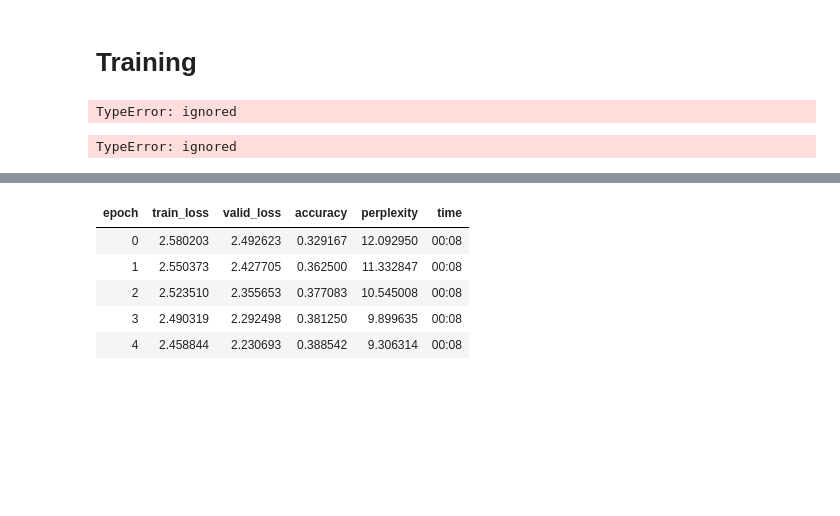
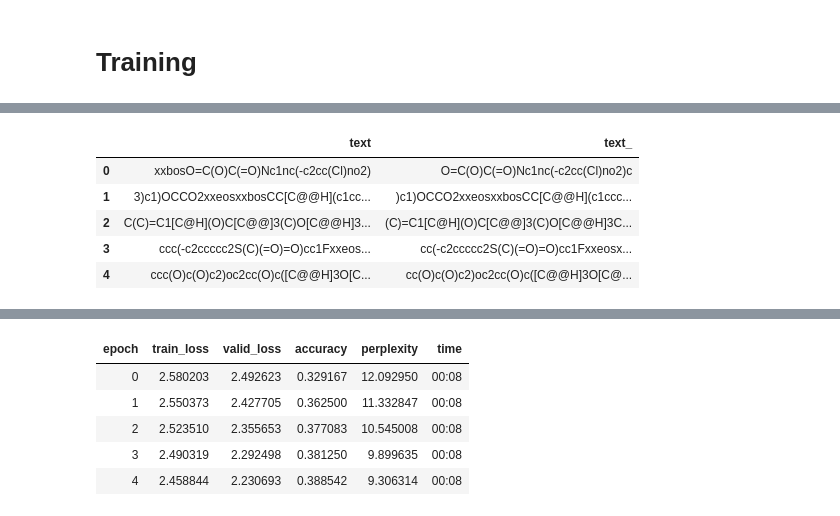
Before and after one commit to Marcosuff/Marcosuff.github.io, a Jupyter notebook: nbs/SMILES_LSTM_fastaiv2.ipynb, the cells around one changed output, grey strips where cells are left out. Cells and saved outputs as stored; diff of their text form; code cells hidden in the pictures; blank space fills up the shorter version.

```diff
--- a/nbs/SMILES_LSTM_fastaiv2.ipynb
+++ b/nbs/SMILES_LSTM_fastaiv2.ipynb
@@ -333,16 +334,11 @@ dls.show_batch()
 # %%
 tfms = [Tokenizer.from_df(text_cols='Smiles',res_col_name='Smiles',tok=MolTokenizer_v2(), rules=[]),
         Numericalize(min_freq=1, special_toks = [UNK, PAD, BOS, EOS])]
-# %%
-t = tfms(tokens)
-# %% [output]
-TypeError: ignored
 # %%
 d_block = DataBlock(blocks=TextBlock.from_df('Smiles',res_col_name='Smiles',is_lm=True, # Pass is_lm = True since we are training a language model.
-                                             tok=MolTokenizer_v2(), rules=[]), # Our tokenizer goes here and we define a minimum of 1
+                                             tok=MolTokenizer_v2(), rules=[], vocab=num.vocab, sep=''), # Our tokenizer goes here and we define a minimum of 1
                     get_x=ColReader('Smiles'),
                     splitter=RandomSplitter(0.1)) # Randomply split the data (e.g., 90% for training and 10% for validation)
 dls = d_block.dataloaders(chembl, bs=64, seq_len=30)
-dls.show_batch(max_n=2)
+dls.show_batch(max_n=5)
 # %% [output]
-TypeError: ignored
@@ -349,3 +346,9 @@ TypeError: ignored
+|  | text | text_ |
+| 0 | xxbosO=C(O)C(=O)Nc1nc(-c2cc(Cl)no2) | O=C(O)C(=O)Nc1nc(-c2cc(Cl)no2)c |
+| 1 | 3)c1)OCCO2xxeosxxbosCC[C@@H](c1cc... | )c1)OCCO2xxeosxxbosCC[C@@H](c1ccc... |
+| 2 | C(C)=C1[C@H](O)C[C@@]3(C)O[C@@H]3... | (C)=C1[C@H](O)C[C@@]3(C)O[C@@H]3C... |
+| 3 | ccc(-c2ccccc2S(C)(=O)=O)cc1Fxxeos... | cc(-c2ccccc2S(C)(=O)=O)cc1Fxxeosx... |
+| 4 | ccc(O)c(O)c2)oc2cc(O)c([C@@H]3O[C... | cc(O)c(O)c2)oc2cc(O)c([C@@H]3O[C@... |
 # %%
 dls.train.vocab
 # %% [output]
```
Also changed, not shown: parts of 11 cells of this notebook.
